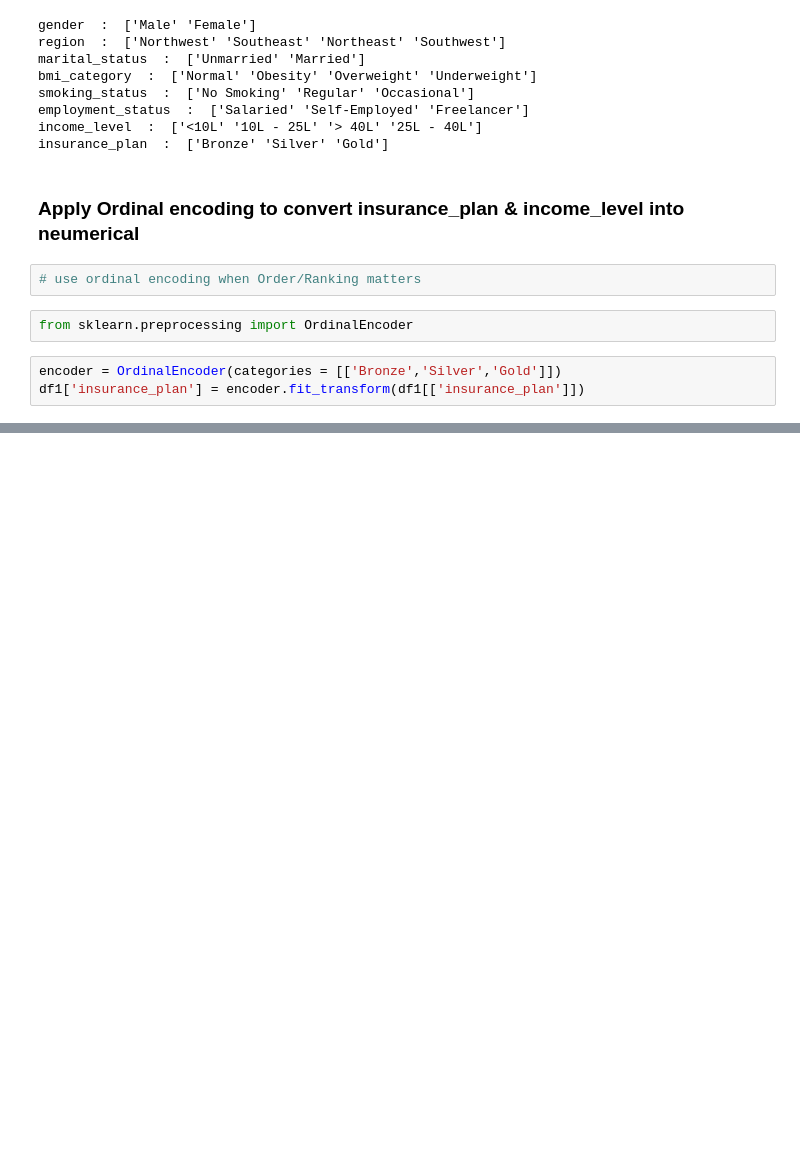
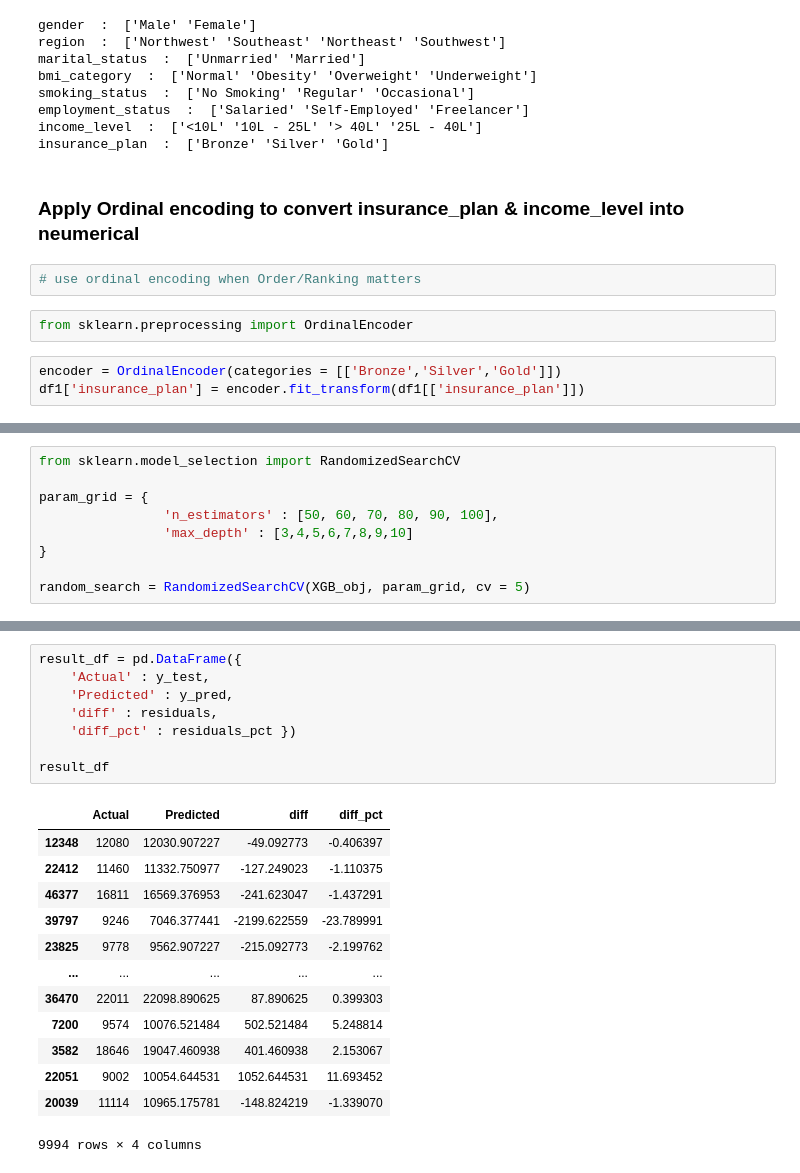
Before and after one commit to puneet-cs/DS19_ML_Project, a Jupyter notebook: DS19_Step1_EDA.ipynb, the cells around one changed output, grey strips where cells are left out. Saved outputs shown, nothing was run; the diff lists cells and outputs as text; blank space fills up the shorter version.

```diff
--- a/DS19_Step1_EDA.ipynb
+++ b/DS19_Step1_EDA.ipynb
@@ -469,0 +591,9 @@ df1
+# %%
+from sklearn.model_selection import RandomizedSearchCV
+
+param_grid = {
+                'n_estimators' : [50, 60, 70, 80, 90, 100],
+                'max_depth' : [3,4,5,6,7,8,9,10]
+}
+
+random_search = RandomizedSearchCV(XGB_obj, param_grid, cv = 5)
@@ -469,0 +652,22 @@ df1
+# %%
+result_df = pd.DataFrame({
+    'Actual' : y_test,
+    'Predicted' : y_pred,
+    'diff' : residuals,
+    'diff_pct' : residuals_pct })
+
+result_df
+# %% [output]
+|  | Actual | Predicted | diff | diff_pct |
+| 12348 | 12080 | 12030.907227 | -49.092773 | -0.406397 |
+| 22412 | 11460 | 11332.750977 | -127.249023 | -1.110375 |
+| 46377 | 16811 | 16569.376953 | -241.623047 | -1.437291 |
+| 39797 | 9246 | 7046.377441 | -2199.622559 | -23.789991 |
+| 23825 | 9778 | 9562.907227 | -215.092773 | -2.199762 |
+| ... | ... | ... | ... | ... |
+| 36470 | 22011 | 22098.890625 | 87.890625 | 0.399303 |
+| 7200 | 9574 | 10076.521484 | 502.521484 | 5.248814 |
+| 3582 | 18646 | 19047.460938 | 401.460938 | 2.153067 |
+| 22051 | 9002 | 10054.644531 | 1052.644531 | 11.693452 |
+| 20039 | 11114 | 10965.175781 | -148.824219 | -1.339070 |
+9994 rows × 4 columns
```
Also changed, not shown: parts of 37 cells of this notebook.
